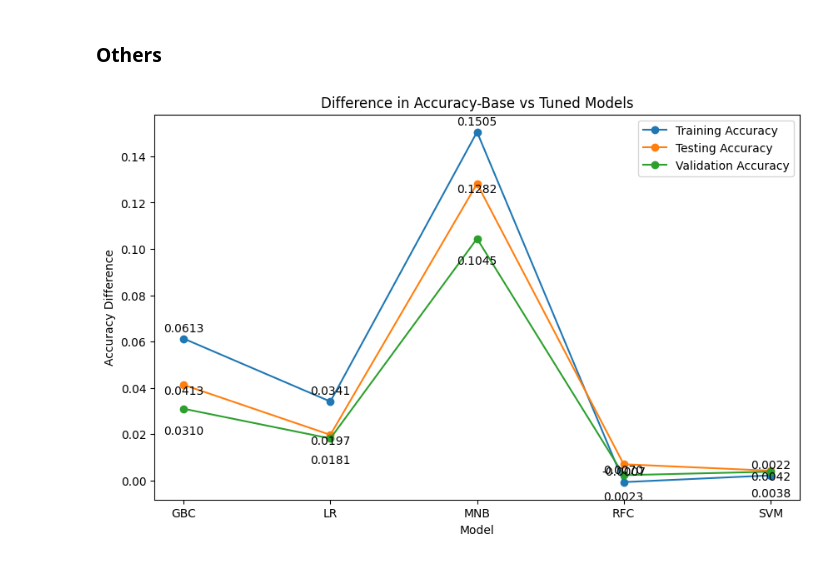
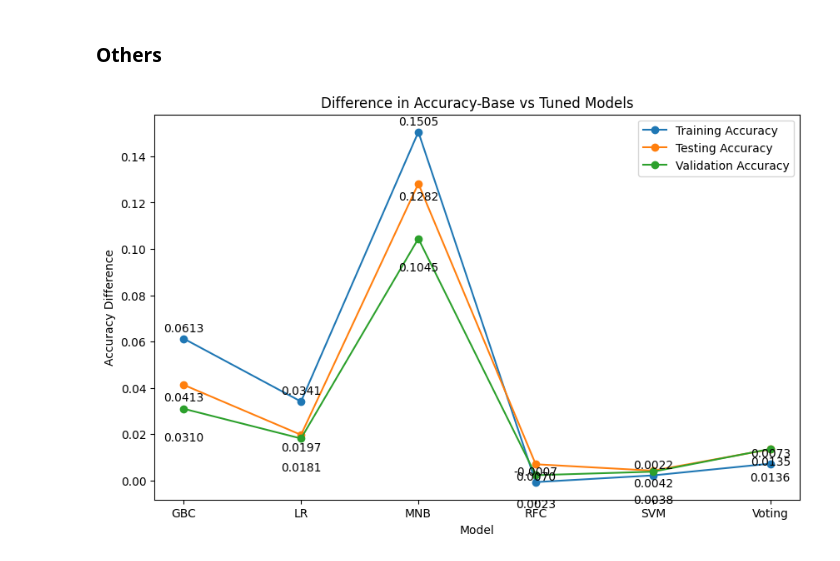
Before and after one commit to kanaishk/Fake-News-Detection, a Jupyter notebook: Result Aggregation.ipynb, the cells around one changed output. Saved outputs shown, nothing was run; the diff lists cells and outputs as text; code cells hidden in the pictures.

Commit message:
added base voting classifier and modified result aggregator to work on it was well

```diff
--- a/Result Aggregation.ipynb
+++ b/Result Aggregation.ipynb
@@ -104,3 +124,5 @@ for model in modelnamebase:
+# %%
+modelnamebase.append('Voting')
 # %%
 for model in modelnamebase :
     file_path = os.path.join(result_dir,f'BASE\BASE_{model}_Valid_report.txt')
@@ -231,0 +240,36 @@ Parameters SVM
+# %%
+model = 'Voting'
+train_df = pd.read_csv(os.path.join(result_dir,f'{model}_Train_result.csv'))
+test_df = pd.read_csv(os.path.join(result_dir,f'{model}_Test_result.csv'))
+
+unnamed_columns = [col for col in test_df.columns if search(r'^Unnamed', col)]
+test_df = test_df.drop(unnamed_columns, axis=1)
+test_columns = list(test_df.columns)
+
+test_top_ten = pd.DataFrame()
+test_top_ten = test_top_ten.append(test_df, ignore_index = True)
+test_top_ten.columns = test_columns
+test_top_ten.drop('Time (Sec)', axis=1, inplace=True)
+
+print('Test')
+print(test_top_ten)
+
+unnamed_columns = [col for col in train_df.columns if search(r'^Unnamed', col)]
+train_df = train_df.drop(unnamed_columns, axis=1)
+train_columns = list(train_df.columns)
+
+train_ten = pd.DataFrame()
+train_ten = train_ten.append(train_df, ignore_index = True)
+train_ten.columns = train_columns
+train_ten.drop('Time (Sec)', axis=1, inplace=True)
+
+print('Train')
+print(train_ten)
+
+final_test_res = dict(test_top_ten.mean())
+final_test_res['Model'] = model
+test_res.append(final_test_res)
+
+final_train_res = dict(train_ten.mean())
+final_train_res['Model'] = model
+train_res.append(final_train_res)
@@ -232,3 +283,5 @@ Parameters SVM
+# %%
+modelname.append('Voting')
 # %%
 for model in modelname :
     file_path = os.path.join(result_dir,f'{model}_Valid_report.txt')
@@ -547,33 +603,33 @@ plt.close()
 # Calculate the difference in accuracies between base and tuned models
 merged_diff_df = pd.DataFrame()
 merged_diff_df['Model'] = merged_base_df['Model']
 merged_diff_df['Diff_Accuracy_train'] = merged_tuned_df['Accuracy_train'] - merged_base_df['Accuracy_train']
 merged_diff_df['Diff_Accuracy_test'] = merged_tuned_df['Accuracy_test'] - merged_base_df['Accuracy_test']
 merged_diff_df['Diff_Accuracy'] = merged_tuned_df['Accuracy'] - merged_base_df['Accuracy']
 
 # Plot the difference in accuracies
 plt.figure(figsize=(10, 6))
 
 plt.plot(merged_diff_df['Model'], merged_diff_df['Diff_Accuracy_train'], marker='o', label='Training Accuracy')
 for x, y in zip(merged_diff_df['Model'], merged_diff_df['Diff_Accuracy_train']):
     plt.text(x, y+0.002, f'{y:.4f}', ha='center', va='bottom')
 
 plt.plot(merged_diff_df['Model'], merged_diff_df['Diff_Accuracy_test'], marker='o', label='Testing Accuracy')
 for x, y in zip(merged_diff_df['Model'], merged_diff_df['Diff_Accuracy_test']):
-    plt.text(x, y-0.005, f'{y:.4f}', ha='center', va='bottom')
+    plt.text(x, y-0.008, f'{y:.4f}', ha='center', va='bottom')
 
 plt.plot(merged_diff_df['Model'], merged_diff_df['Diff_Accuracy'], marker='o', label='Validation Accuracy')
 for x, y in zip(merged_diff_df['Model'], merged_diff_df['Diff_Accuracy']):
-    plt.text(x, y-0.012, f'{y:.4f}', ha='center', va='bottom')
+    plt.text(x, y-0.015, f'{y:.4f}', ha='center', va='bottom')
 
 title = 'Difference in Accuracy-Base vs Tuned Models'
 plt.title(title)
 plt.xlabel('Model')
 plt.ylabel('Accuracy Difference')
 
 plt.legend()
 plt.savefig(os.path.join(graph_dir, title+'.png'), bbox_inches='tight')
 plt.show()
 plt.close()
 # %% [output]
-[figure, old version]
+[figure, new version]
```
Also changed, not shown: parts of 19 cells of this notebook, 15 other files.
